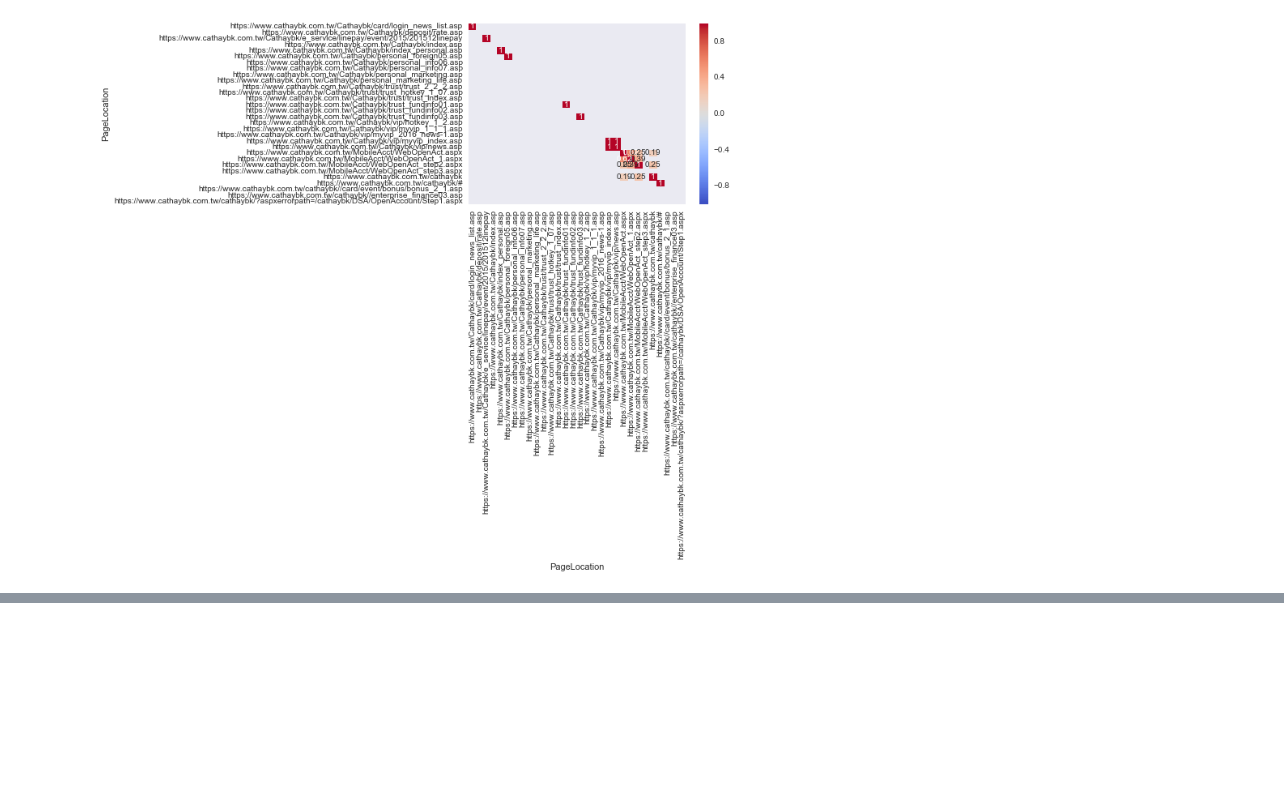
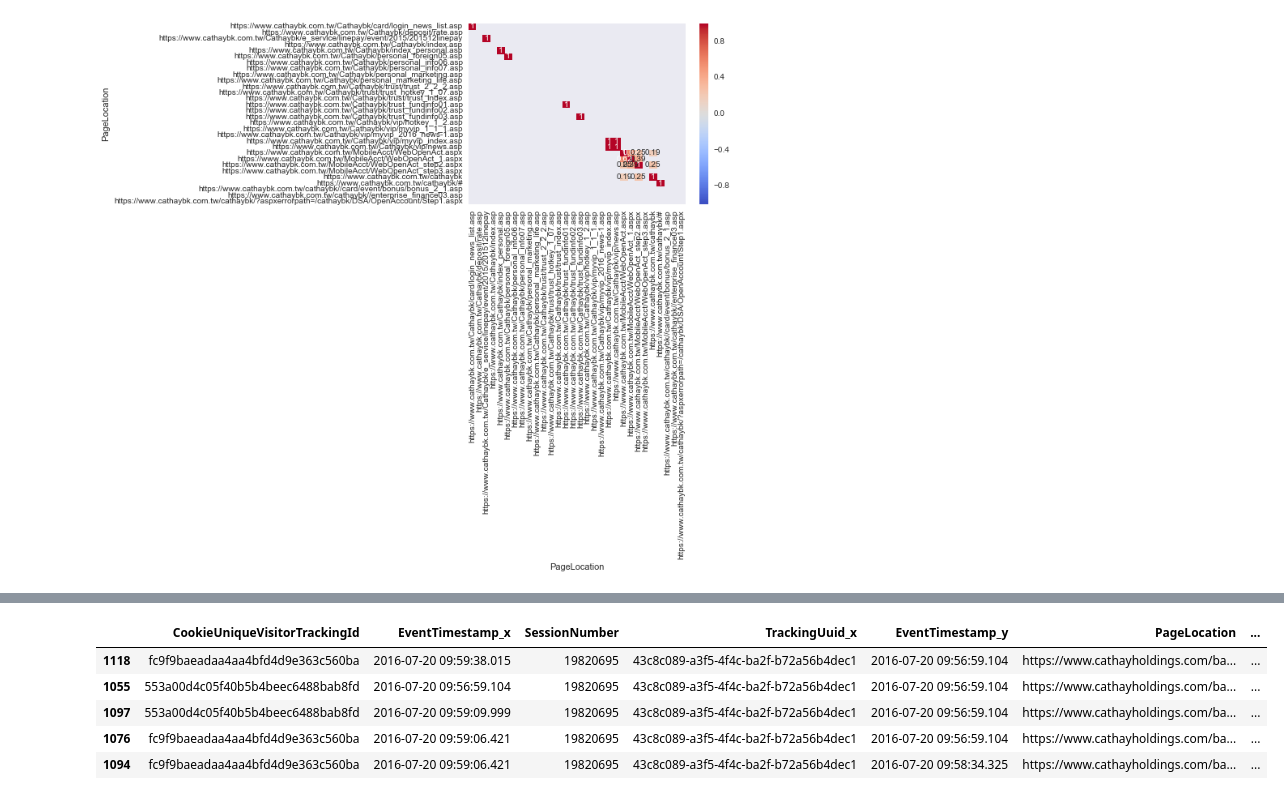
Before and after one commit to ywchiu/cathaybkpython, a Jupyter notebook: Demo20160908.ipynb, the cells around one changed output, grey strips where cells are left out. Saved outputs shown, nothing was run; the diff lists cells and outputs as text; code cells hidden in the pictures; blank space fills up the shorter version.

```diff
--- a/Demo20160908.ipynb
+++ b/Demo20160908.ipynb
@@ -727,0 +745,9 @@ sns.heatmap(pivoted2.corr(), annot=True, center=0, cmap='coolwarm')
+# %%
+visitor_pageview_20160720[visitor_pageview_20160720['SessionNumber'] == 19820695].sort_values('EventTimestamp_y').head()
+# %% [output]
+|  | CookieUniqueVisitorTrackingId | EventTimestamp_x | SessionNumber | TrackingUuid_x | EventTimestamp_y | PageLocation | ... |
+| 1118 | fc9f9baeadaa4aa4bfd4d9e363c560ba | 2016-07-20 09:59:38.015 | 19820695 | 43c8c089-a3f5-4f4c-ba2f-b72a56b4dec1 | 2016-07-20 09:56:59.104 | https://www.cathayholdings.com/ba... | ... |
+| 1055 | 553a00d4c05f40b5b4beec6488bab8fd | 2016-07-20 09:56:59.104 | 19820695 | 43c8c089-a3f5-4f4c-ba2f-b72a56b4dec1 | 2016-07-20 09:56:59.104 | https://www.cathayholdings.com/ba... | ... |
+| 1097 | 553a00d4c05f40b5b4beec6488bab8fd | 2016-07-20 09:59:09.999 | 19820695 | 43c8c089-a3f5-4f4c-ba2f-b72a56b4dec1 | 2016-07-20 09:56:59.104 | https://www.cathayholdings.com/ba... | ... |
+| 1076 | fc9f9baeadaa4aa4bfd4d9e363c560ba | 2016-07-20 09:59:06.421 | 19820695 | 43c8c089-a3f5-4f4c-ba2f-b72a56b4dec1 | 2016-07-20 09:56:59.104 | https://www.cathayholdings.com/ba... | ... |
+| 1094 | fc9f9baeadaa4aa4bfd4d9e363c560ba | 2016-07-20 09:59:06.421 | 19820695 | 43c8c089-a3f5-4f4c-ba2f-b72a56b4dec1 | 2016-07-20 09:58:34.325 | https://www.cathayholdings.com/ba... | ... |
```
Also changed, not shown: parts of 16 cells of this notebook, 2 other files.
